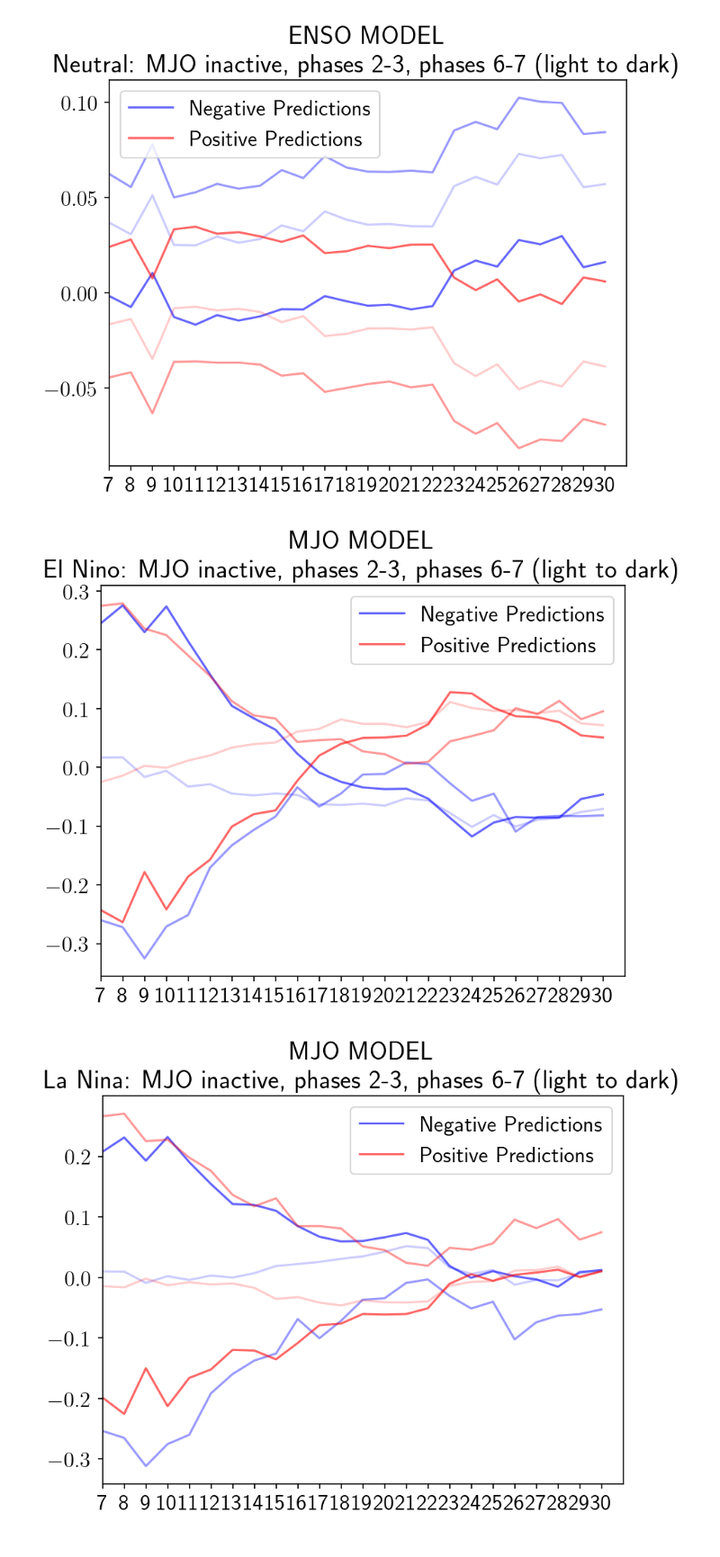
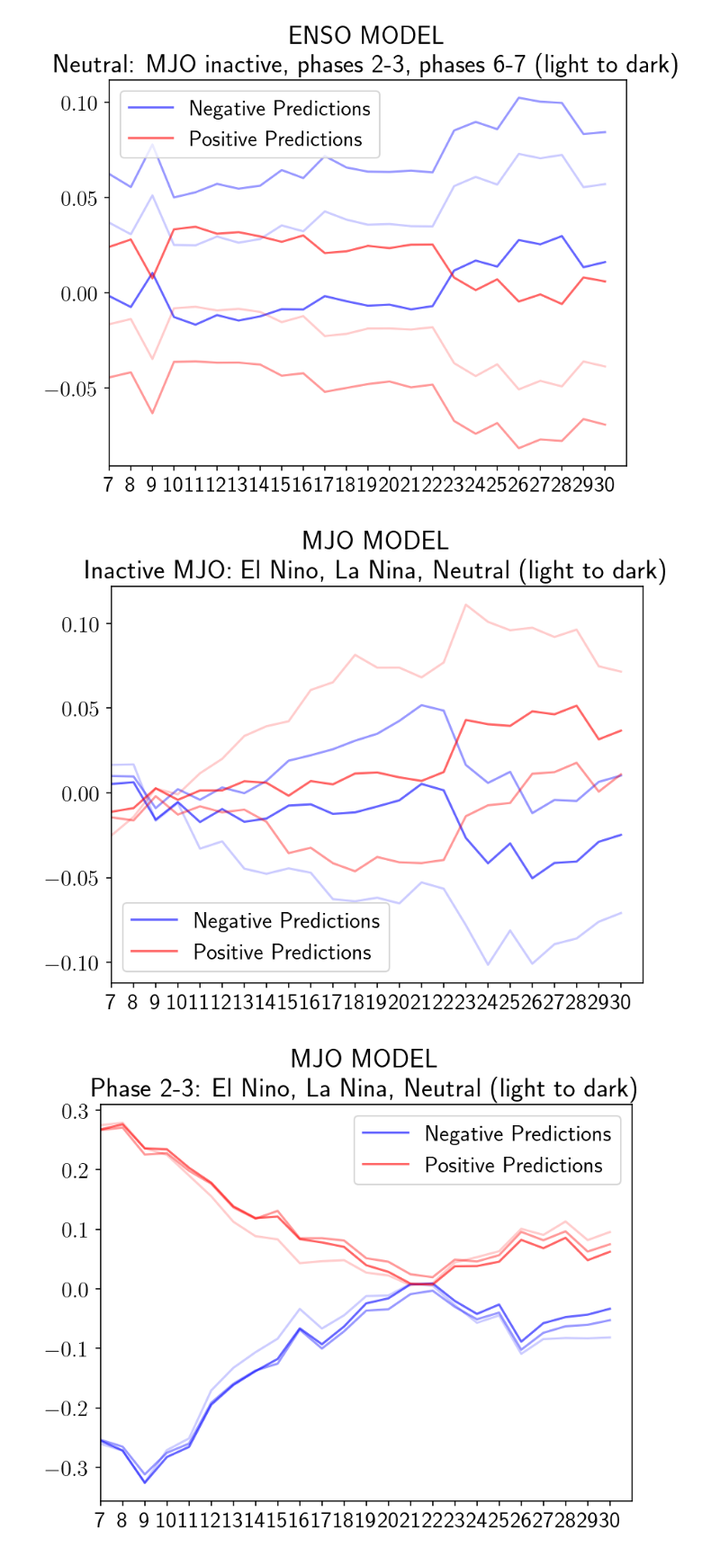
Before and after one commit to kjmayer/ENSOvsMJO, a Jupyter notebook: interpret/interpret-weights.ipynb, the cells around one changed output. Shown at 90% size. Cells and saved outputs as stored; diff of their text form; code cells hidden in the pictures.

```diff
--- a/interpret/interpret-weights.ipynb
+++ b/interpret/interpret-weights.ipynb
@@ -245,52 +245,52 @@ plt.show()
 # %%
 # El Nino negative predictions across leads
 plt.plot(avg_inputweight[:,1,0,0],color='blue',alpha=0.2)
-plt.plot(avg_inputweight[:,1,1,0],color='blue',alpha=0.4)
-plt.plot(avg_inputweight[:,1,2,0],color='blue',alpha=0.6,label='Negative Predictions')
+plt.plot(avg_inputweight[:,1,3,0],color='blue',alpha=0.4)
+plt.plot(avg_inputweight[:,1,6,0],color='blue',alpha=0.6,label='Negative Predictions')
 
 # El Nino positive predictions across leads
 plt.plot(avg_inputweight[:,1,0,1],color='red',alpha=0.2)
-plt.plot(avg_inputweight[:,1,1,1],color='red',alpha=0.4)
-plt.plot(avg_inputweight[:,1,2,1],color='red',alpha=0.6,label='Positive Predictions')
+plt.plot(avg_inputweight[:,1,3,1],color='red',alpha=0.4)
+plt.plot(avg_inputweight[:,1,6,1],color='red',alpha=0.6,label='Positive Predictions')
 
 plt.xlim(0,24)
 plt.xticks(np.arange(0,24),np.arange(7,31))
 plt.legend()
-plt.title('MJO MODEL \n El Nino: MJO inactive, phases 2-3, phases 6-7 (light to dark)')
+plt.title('MJO MODEL \n Inactive MJO: El Nino, La Nina, Neutral (light to dark)')
 plt.show()
 
 
 # La Nina negative predictions across leads
-plt.plot(avg_inputweight[:,1,3,0],color='blue',alpha=0.2)
+plt.plot(avg_inputweight[:,1,1,0],color='blue',alpha=0.2)
 plt.plot(avg_inputweight[:,1,4,0],color='blue',alpha=0.4)
-plt.plot(avg_inputweight[:,1,5,0],color='blue',alpha=0.6,label='Negative Predictions')
+plt.plot(avg_inputweight[:,1,7,0],color='blue',alpha=0.6,label='Negative Predictions')
 
 # La Nina positive predictions across leads
-plt.plot(avg_inputweight[:,1,3,1],color='red',alpha=0.2)
+plt.plot(avg_inputweight[:,1,1,1],color='red',alpha=0.2)
 plt.plot(avg_inputweight[:,1,4,1],color='red',alpha=0.4)
-plt.plot(avg_inputweight[:,1,5,1],color='red',alpha=0.6,label='Positive Predictions')
+plt.plot(avg_inputweight[:,1,7,1],color='red',alpha=0.6,label='Positive Predictions')
 
 plt.xlim(0,24)
 plt.xticks(np.arange(0,24),np.arange(7,31))
 plt.legend()
-plt.title('MJO MODEL \n La Nina: MJO inactive, phases 2-3, phases 6-7 (light to dark)')
+plt.title('MJO MODEL \n Phase 2-3: El Nino, La Nina, Neutral (light to dark)')
 plt.show()
 
 # Neutral negative predictions across leads
-plt.plot(avg_inputweight[:,1,6,0],color='blue',alpha=0.2)
-plt.plot(avg_inputweight[:,1,7,0],color='blue',alpha=0.4)
+plt.plot(avg_inputweight[:,1,2,0],color='blue',alpha=0.2)
+plt.plot(avg_inputweight[:,1,5,0],color='blue',alpha=0.4)
 plt.plot(avg_inputweight[:,1,8,0],color='blue',alpha=0.6,label='Negative Predictions')
 
 # Neutral positive predictions across leads
-plt.plot(avg_inputweight[:,1,6,1],color='red',alpha=0.2)
-plt.plot(avg_inputweight[:,1,7,1],color='red',alpha=0.4)
+plt.plot(avg_inputweight[:,1,2,1],color='red',alpha=0.2)
+plt.plot(avg_inputweight[:,1,5,1],color='red',alpha=0.4)
 plt.plot(avg_inputweight[:,1,8,1],color='red',alpha=0.6,label='Positive Predictions')
 
 plt.xlim(0,24)
 plt.xticks(np.arange(0,24),np.arange(7,31))
 plt.legend()
-plt.title('MJO MODEL \n Neutral: MJO inactive, phases 2-3, phases 6-7 (light to dark)')
+plt.title('MJO MODEL \n Phase 6-7: El Nino, La Nina, Neutral (light to dark)')
 plt.show()
 # %% [output]
-[figure, old version]
+[figure, new version]
-[figure, old version]
+[figure, new version]
```
Also changed, not shown: parts of 1 cell of this notebook, 1 other file.
